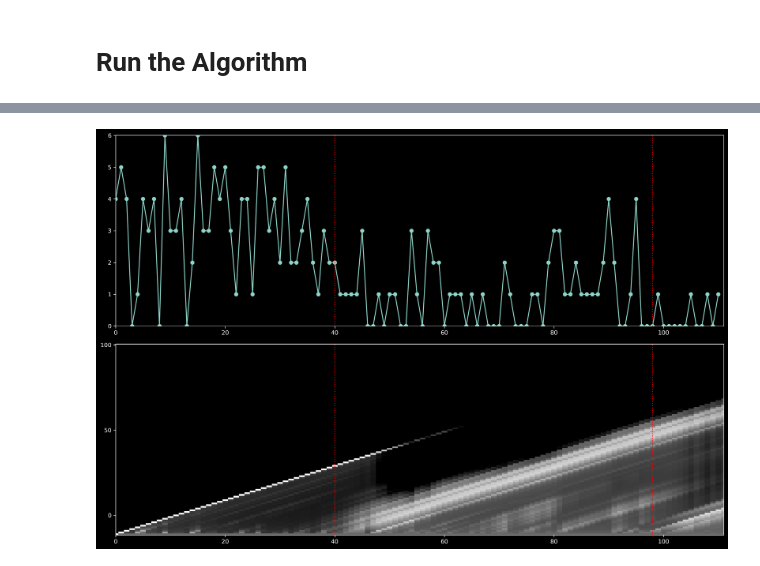
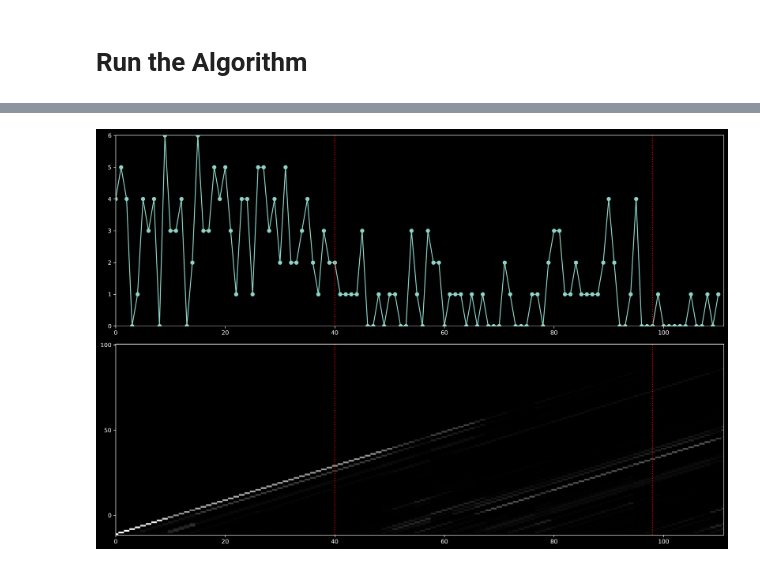
Before and after one commit to onurpoyraz/bocdm, a Jupyter notebook: bcpm.ipynb, the cells around one changed output, grey strips where cells are left out. Drawn from its saved outputs; the diff is of its cells as text; code cells hidden in the pictures.

```diff
--- a/bcpm.ipynb
+++ b/bcpm.ipynb
@@ -258,2 +210,5 @@ ax.plot(data)
 # %%
-R, maxes = online_changepoint_detection(data, 1/250, StudentT(0.1, .01, 1, 0))
+R, maxes = online_changepoint_detection(data, 1/250, Sequential_Importance_Sampling(1, 1, 10000))
+plot_posterior(len(data), data, R, cpts, set_cpts=True)
+# %% [output]
+[figure, added]
@@ -266,4 +214,0 @@ R, maxes = online_changepoint_detection(data, 1/20, IS_Poisson_Gamma(1, 1, 1000)
-# %%
-plot_posterior(len(data), data, R, cpts, set_cpts=True)
-# %% [output]
-[figure, removed]
```
Also changed, not shown: parts of 18 cells of this notebook.
